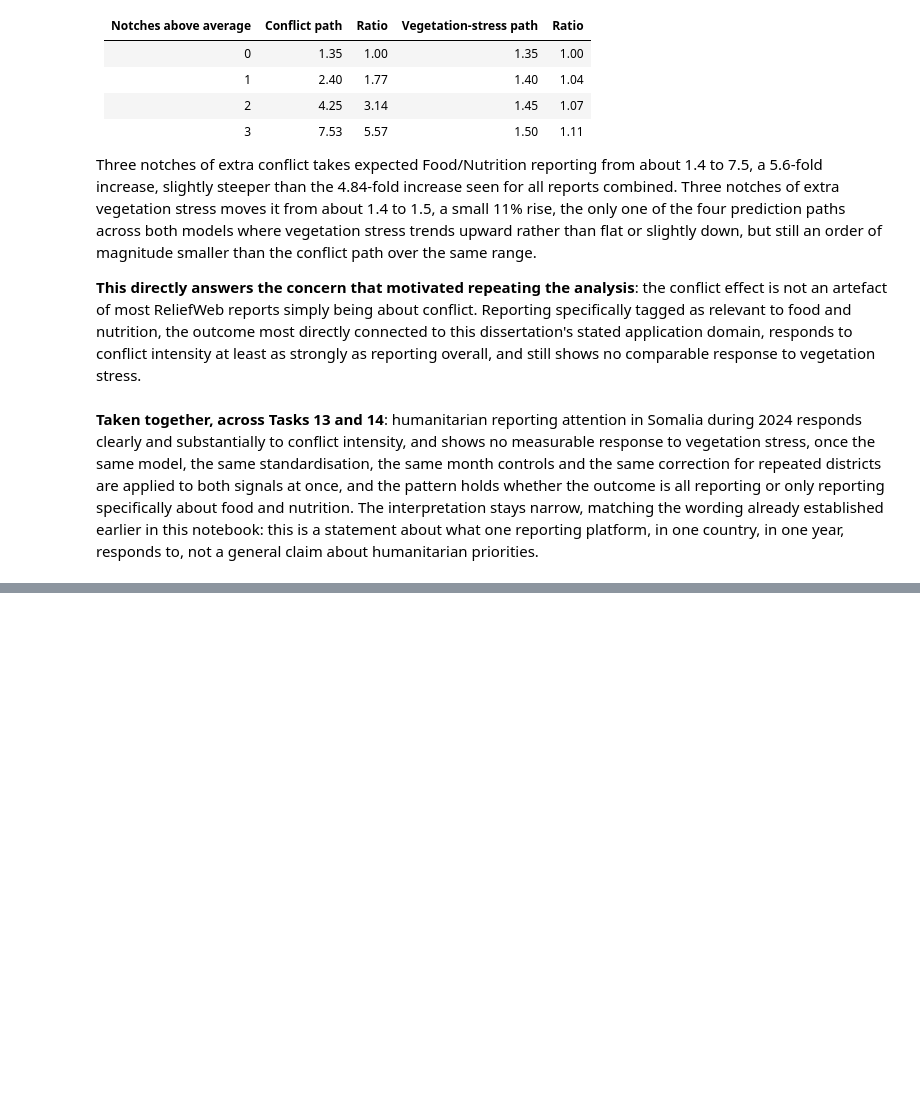
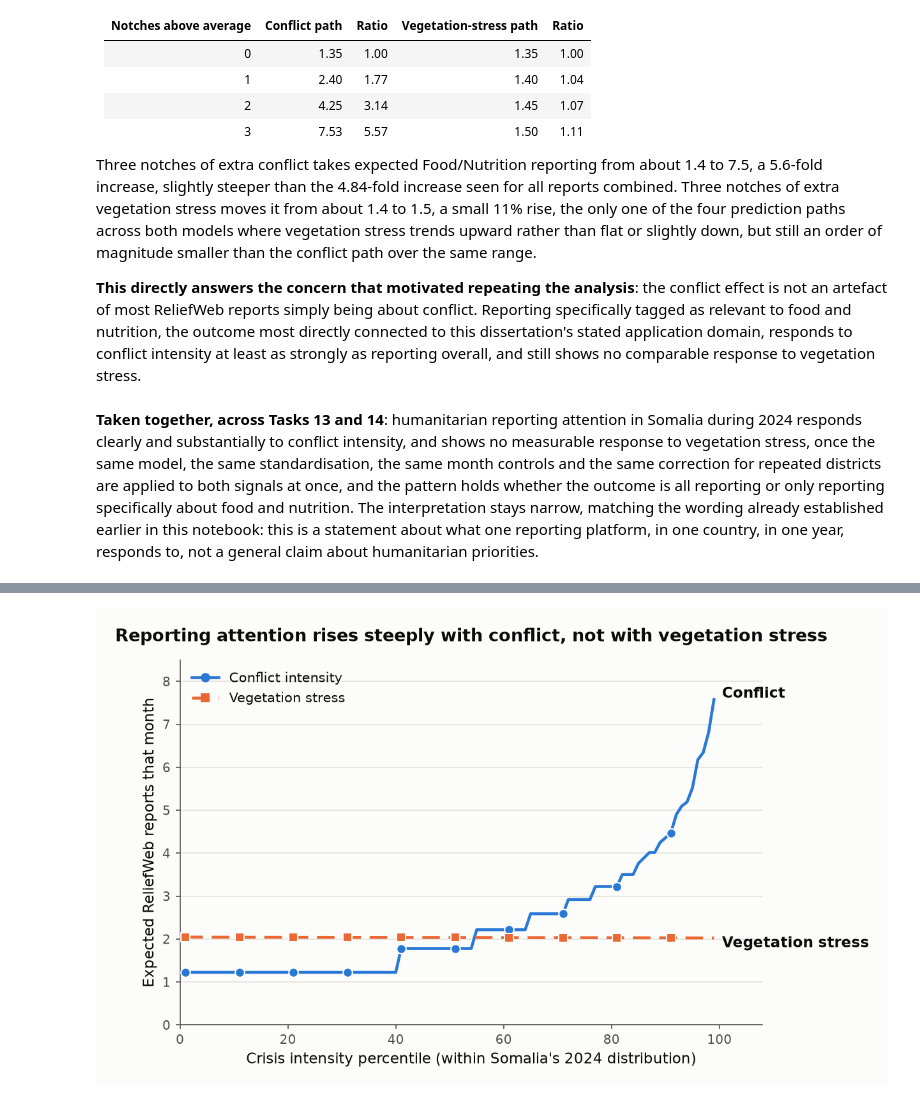
Before and after one commit to hcfgsqm2q7-lang/Dissertation---Samuel-Aracena, a Jupyter notebook: src/Dissertation_master_file.ipynb, the cells around one changed output, grey strips where cells are left out. Saved outputs shown, nothing was run; the diff lists cells and outputs as text; code cells hidden in the pictures; blank space fills up the shorter version.

```diff
--- a/src/Dissertation_master_file.ipynb
+++ b/src/Dissertation_master_file.ipynb
@@ -3477,0 +3494,70 @@ Three notches of extra conflict takes expected Food/Nutrition reporting from abo
+# %%
+import matplotlib
+matplotlib.use("Agg")
+import matplotlib.pyplot as plt
+import matplotlib.ticker as mticker
+from matplotlib.lines import Line2D
+
+TIME_IDS = sorted(model_df["time_id"].unique())
+percentiles = np.arange(1, 100)
+
+def curve_for(varying_col, fixed_col):
+    z_values = np.percentile(model_df[varying_col], percentiles)
+    preds = []
+    for z in z_values:
+        scenario = pd.DataFrame({varying_col: [z] * len(TIME_IDS), fixed_col: [0] * len(TIME_IDS), "time_id": TIME_IDS})
+        preds.append(fit_clustered.predict(scenario).mean())
+    return np.array(preds)
+
+conflict_curve = curve_for("conflict_z", "vhi_stress_z")
+vhi_curve = curve_for("vhi_stress_z", "conflict_z")
+
+# Colours validated colorblind-safe as an adjacent pair (dataviz skill categorical slots 1-2)
+BLUE, ORANGE, INK, MUTED, GRID = "#2a78d6", "#eb6834", "#0b0b0b", "#52514e", "#e3e2dc"
+
+fig, ax = plt.subplots(figsize=(8, 5), dpi=150)
+ax.set_facecolor("#fcfcfb")
+fig.patch.set_facecolor("#fcfcfb")
+
+ax.plot(percentiles, conflict_curve, color=BLUE, linewidth=2.2, solid_capstyle="round", zorder=3)
+ax.plot(percentiles[::10], conflict_curve[::10], marker="o", markersize=7, linestyle="none",
+        markerfacecolor=BLUE, markeredgecolor="#fcfcfb", markeredgewidth=1, zorder=4)
+
+ax.plot(percentiles, vhi_curve, color=ORANGE, linewidth=2.2, linestyle=(0, (6, 3)), zorder=3)
+ax.plot(percentiles[::10], vhi_curve[::10], marker="s", markersize=6.5, linestyle="none",
+        markerfacecolor=ORANGE, markeredgecolor="#fcfcfb", markeredgewidth=1, zorder=4)
+
+ax.annotate("Conflict", xy=(percentiles[-1], conflict_curve[-1]), xytext=(6, 4),
+            textcoords="offset points", color=INK, fontsize=11, fontweight="bold", va="center")
+ax.annotate("Vegetation stress", xy=(percentiles[-1], vhi_curve[-1]), xytext=(6, -4),
+            textcoords="offset points", color=INK, fontsize=11, fontweight="bold", va="center")
+
+ax.set_xlim(0, 108)
+ax.set_ylim(0, 8.5)
+ax.set_xlabel("Crisis intensity percentile (within Somalia's 2024 distribution)", color=INK, fontsize=11)
+ax.set_ylabel("Expected ReliefWeb reports that month", color=INK, fontsize=11)
+ax.set_title("Reporting attention rises steeply with conflict, not with vegetation stress",
+             color=INK, fontsize=13, fontweight="bold", pad=14)
+
+ax.grid(True, axis="y", color=GRID, linewidth=0.8, zorder=0)
+ax.grid(False, axis="x")
+for spine in ["top", "right"]:
+    ax.spines[spine].set_visible(False)
+for spine in ["left", "bottom"]:
+    ax.spines[spine].set_color(MUTED)
+    ax.spines[spine].set_linewidth(0.8)
+ax.tick_params(colors=MUTED, labelsize=9.5)
+ax.xaxis.set_major_locator(mticker.MultipleLocator(20))
+
+legend_elems = [
+    Line2D([0], [0], color=BLUE, lw=2.2, marker="o", markersize=6, label="Conflict intensity"),
+    Line2D([0], [0], color=ORANGE, lw=2.2, linestyle=(0, (6, 3)), marker="s", markersize=6, label="Vegetation stress"),
+]
+ax.legend(handles=legend_elems, loc="upper left", frameon=False, fontsize=10, labelcolor=INK)
+
+fig.tight_layout(pad=1.5)
+fig.savefig("data/processed/attention_response_curve.png", facecolor=fig.get_facecolor(),
+            bbox_inches="tight", pad_inches=0.2)
+plt.show()
+# %% [output]
+[figure, added]
```
Also changed, not shown: parts of 4 cells of this notebook, 1 other file.
